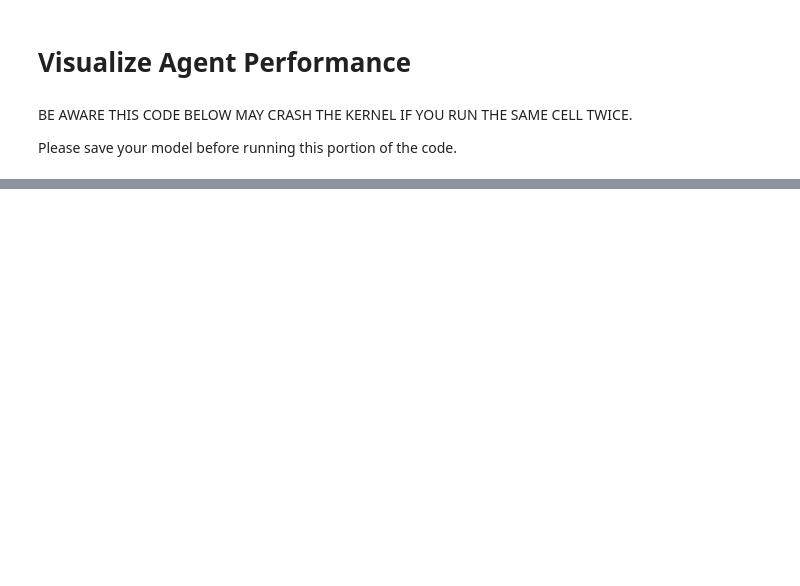
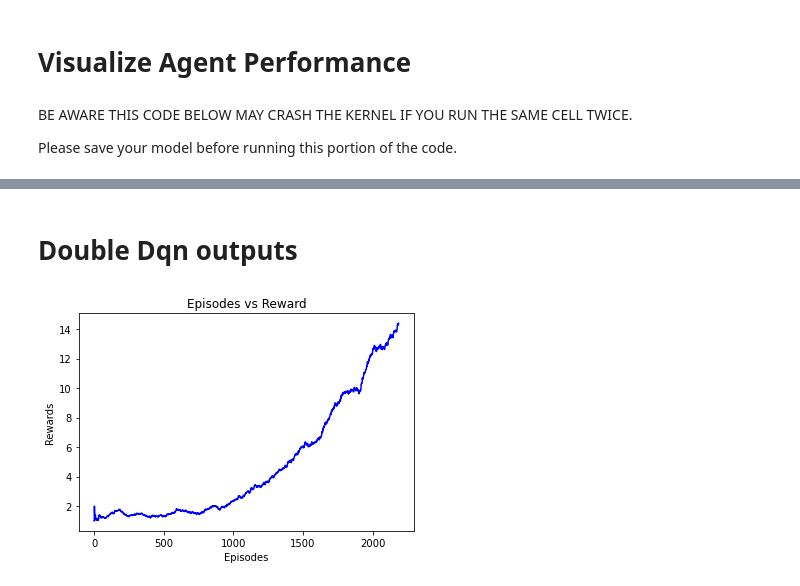
Before and after one commit to payalahuja98/Breakout_DQN, a Jupyter notebook: assignment5_materials/MP5.ipynb, the cells around one changed output, grey strips where cells are left out. Saved outputs shown, nothing was run; the diff lists cells and outputs as text; code cells hidden in the pictures; blank space fills up the shorter version.

```diff
--- a/assignment5_materials/MP5.ipynb
+++ b/assignment5_materials/MP5.ipynb
@@ -337,3 +373,16 @@ RuntimeError: ignored
+# %% [markdown]
+# Double Dqn outputs
+# %%
+tab = pd.read_csv('logs/run_ddqn5.log', sep = ' ', header = None)
+rewards = tab[31]
+episodes = tab[1]
+pylab.plot(episodes, rewards, 'b')
+pylab.xlabel('Episodes')
+pylab.ylabel('Rewards')
+pylab.title('Episodes vs Reward')
+pylab.savefig("./save_graph/breakout_dqn.png") # save graph for training visualization
+# %% [output]
+[figure, added]
 # %%
 double_dqn = True # set to True if using double DQN agent
 
```
Also changed, not shown: parts of 18 cells of this notebook, 23 other files.
